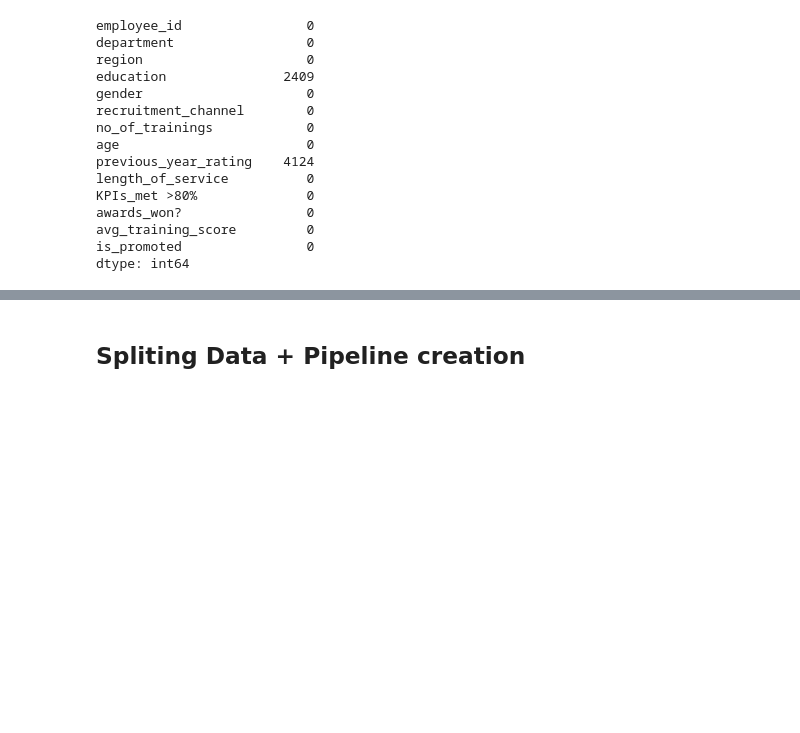
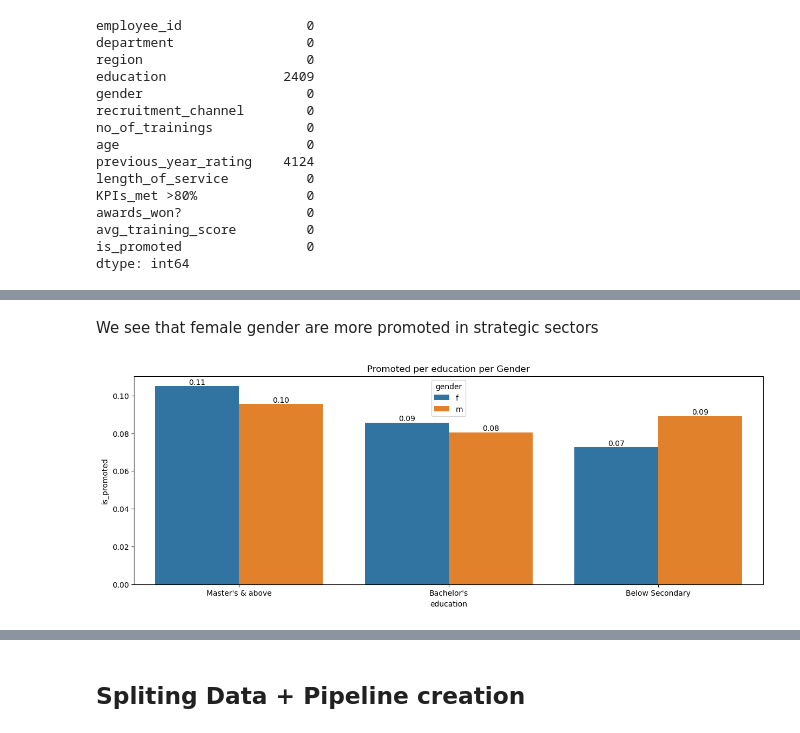
Before and after one commit to andearaujo92/Data-science, a Jupyter notebook: hr-prediction-of-promotion-complete-pipeline.ipynb, the cells around one changed output, grey strips where cells are left out. Saved outputs shown, nothing was run; the diff lists cells and outputs as text; code cells hidden in the pictures; blank space fills up the shorter version.

```diff
--- a/hr-prediction-of-promotion-complete-pipeline.ipynb
+++ b/hr-prediction-of-promotion-complete-pipeline.ipynb
@@ -194,0 +171,6 @@ df.corr()[df.corr() > 0.5]
+# %% [markdown]
+We see that female gender are more promoted in strategic sectors
+# %%
+plt_bar(df, 'education','is_promoted','Promoted per education per Gender')
+# %% [output]
+[figure, added]
```
Also changed, not shown: parts of 72 cells of this notebook.
